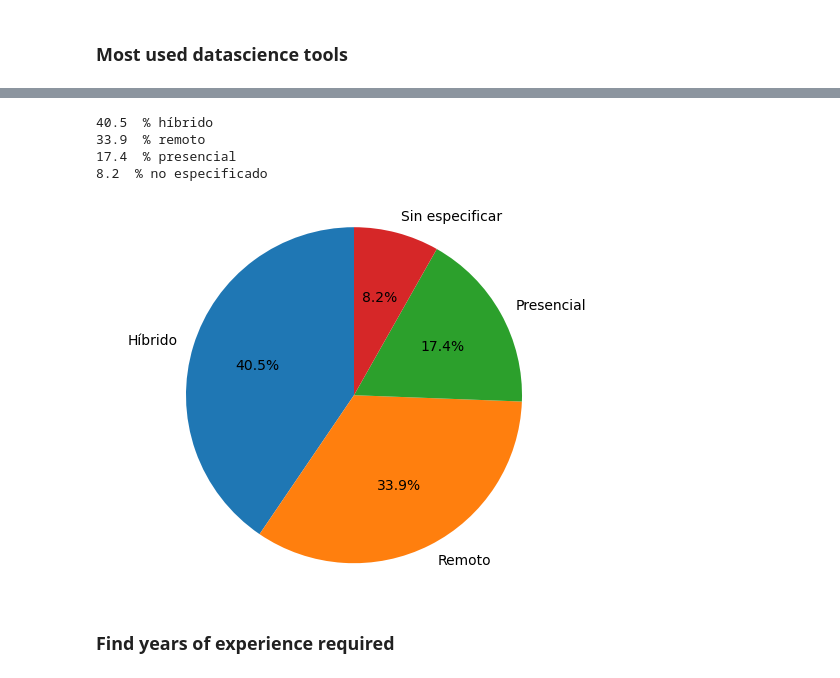
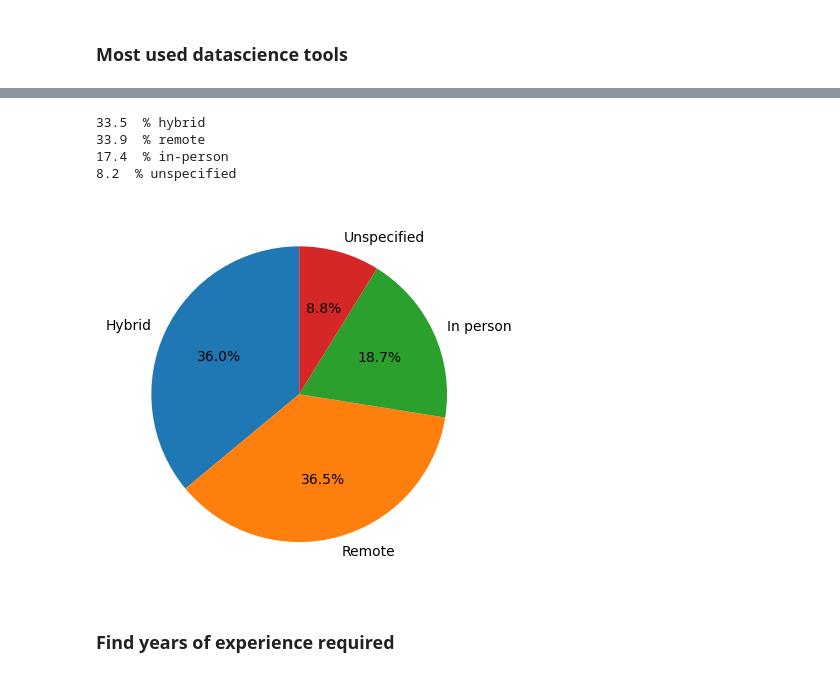
Before and after one commit to RSPdatascience/Linkedin-scraping-datascience, a Jupyter notebook: 2_DataAnalysis/LinkedinOffers.ipynb, the cells around one changed output, grey strips where cells are left out. Cells and saved outputs as stored; diff of their text form; code cells hidden in the pictures.

```diff
--- a/2_DataAnalysis/LinkedinOffers.ipynb
+++ b/2_DataAnalysis/LinkedinOffers.ipynb
@@ -269,4 +284,5 @@ df.iloc[12]['Description']
 # %%
 df['Regime'] = df['Location'].str.extract(r'\((.*?)\)')
+df['Regime'] = df['Regime'].fillna('Unspecified')
 df
 # %% [output]
@@ -292,9 +309,11 @@ Presencial    21
 Name: Regime, dtype: int64
 # %%
+# Calculate percentage values
+
 N_offers = df['Title'].count()
 
-N_hibrid = df[df['Regime']=='Híbrido']['Regime'].count()
-N_hibrid = round(N_hibrid*100/N_offers, 1)
+N_hibrido = df[df['Regime']=='Híbrido']['Regime'].count()
+N_hibrido = round(N_hibrid*100/N_offers, 1)
 
 N_remoto = df[df['Regime']=='En remoto']['Regime'].count()
 N_remoto = round(N_remoto*100/N_offers, 1)
@@ -304,32 +323,23 @@ N_presencial = round(N_presencial*100/N_offers, 1)
 
 N_unspecified = round((100 -N_hibrid -N_remoto - N_presencial), 1)
 
-
-print(N_hibrid, " % híbrido")
-print(N_remoto, " % remoto")
-print(N_presencial, " % presencial")
-print(N_unspecified, " % no especificado")
+print(N_hibrido, " % hybrid")
+print(N_remoto, " % remote")
+print(N_presencial, " % in-person")
+print(N_unspecified, " % unspecified")
 # %% [output]
-40.5  % híbrido
-33.9  % remoto
-17.4  % presencial
-8.2  % no especificado
+33.5  % hybrid
+33.9  % remote
+17.4  % in-person
+8.2  % unspecified
 # %%
-# Sample data
-labels = ['Híbrido', 'Remoto', 'Presencial', 'Sin especificar']
-sizes = [N_hibrid, N_remoto, N_presencial, N_unspecified]
+# Create a pie chart
 
-# Create a pie chart
+labels = ['Hybrid', 'Remote', 'In person', 'Unspecified']
+sizes = [N_hibrido, N_remoto, N_presencial, N_unspecified]
 plt.pie(sizes, labels=labels, autopct='%1.1f%%', startangle=90)
-
-
-
-# Equal aspect ratio ensures that pie is drawn as a circle.
-plt.axis('equal')
-
-# Display the pie chart
 plt.show()
 # %% [output]
-[figure, old version]
+[figure, new version]
 # %% [markdown]
 ### Find years of experience required
```
Also changed, not shown: parts of 30 cells of this notebook, 7 other files.
